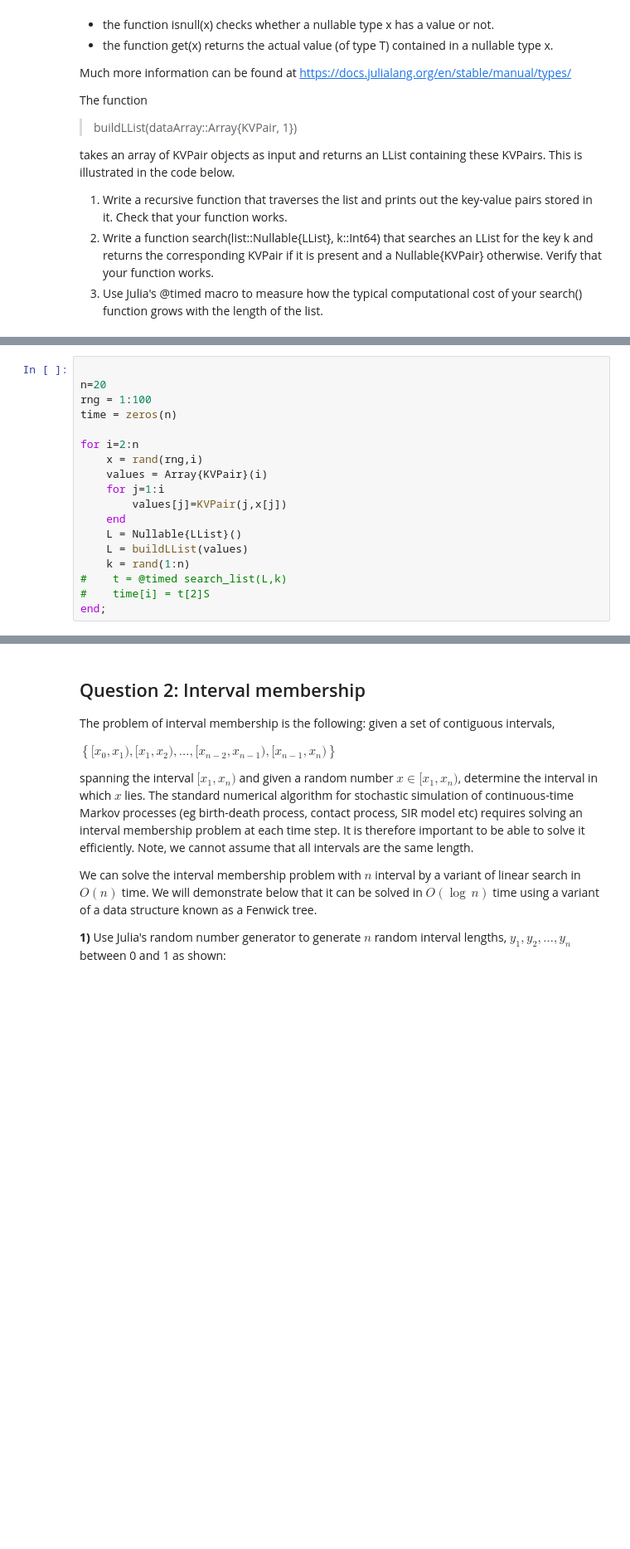
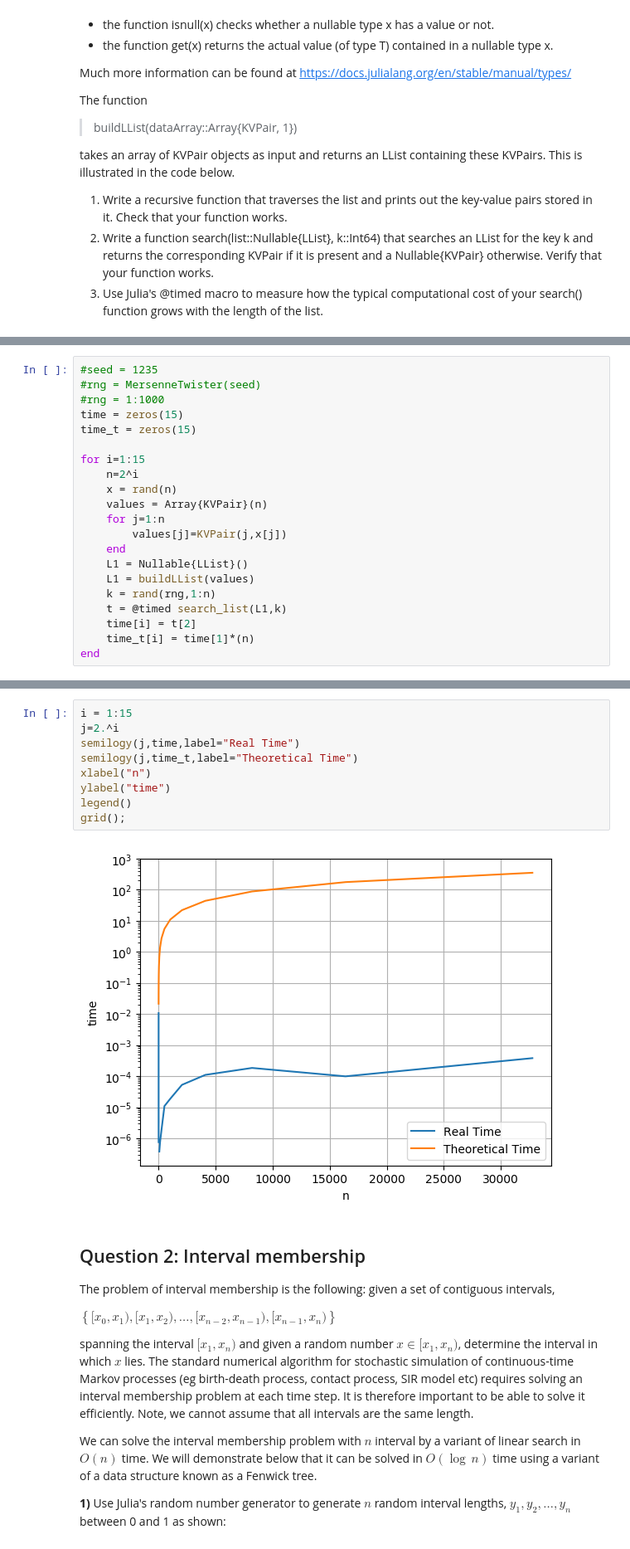
Before and after one commit to alchemist5617/Numerical-Methods, a Jupyter notebook: workbook2.ipynb, the cells around one changed output, grey strips where cells are left out. Shown: that part at 83% size. Drawn from its saved outputs; the diff is of its cells as text; blank space fills up the shorter version.

```diff
--- a/workbook2.ipynb
+++ b/workbook2.ipynb
@@ -94,18 +74,21 @@ Nullable{KVPair}
 # %%
+#seed = 1235
+#rng = MersenneTwister(seed)
+#rng = 1:1000
+time = zeros(15)
+time_t = zeros(15)
 
-n=20
-rng = 1:100
-time = zeros(n)
-
-for i=2:n
-    x = rand(rng,i)
-    values = Array{KVPair}(i)
-    for j=1:i
+for i=1:15
+    n=2^i
+    x = rand(n)
+    values = Array{KVPair}(n)
+    for j=1:n
         values[j]=KVPair(j,x[j])
     end
-    L = Nullable{LList}()
-    L = buildLList(values)
-    k = rand(1:n)
-#    t = @timed search_list(L,k)
-#    time[i] = t[2]S
-end;
+    L1 = Nullable{LList}()
+    L1 = buildLList(values)
+    k = rand(rng,1:n)
+    t = @timed search_list(L1,k)
+    time[i] = t[2]
+    time_t[i] = time[1]*(n)
+end
@@ -117,3 +95,14 @@ LoadError: UndefRefError: access to undefined reference
+# %%
+i = 1:15
+j=2.^i
+semilogy(j,time,label="Real Time")
+semilogy(j,time_t,label="Theoretical Time")
+xlabel("n")
+ylabel("time")
+legend()
+grid();
+# %% [output]
+[figure, added]
 # %% [markdown]
 ## Question 2: Interval membership
 
```
Also changed, not shown: parts of 24 cells of this notebook, 2 other files.
